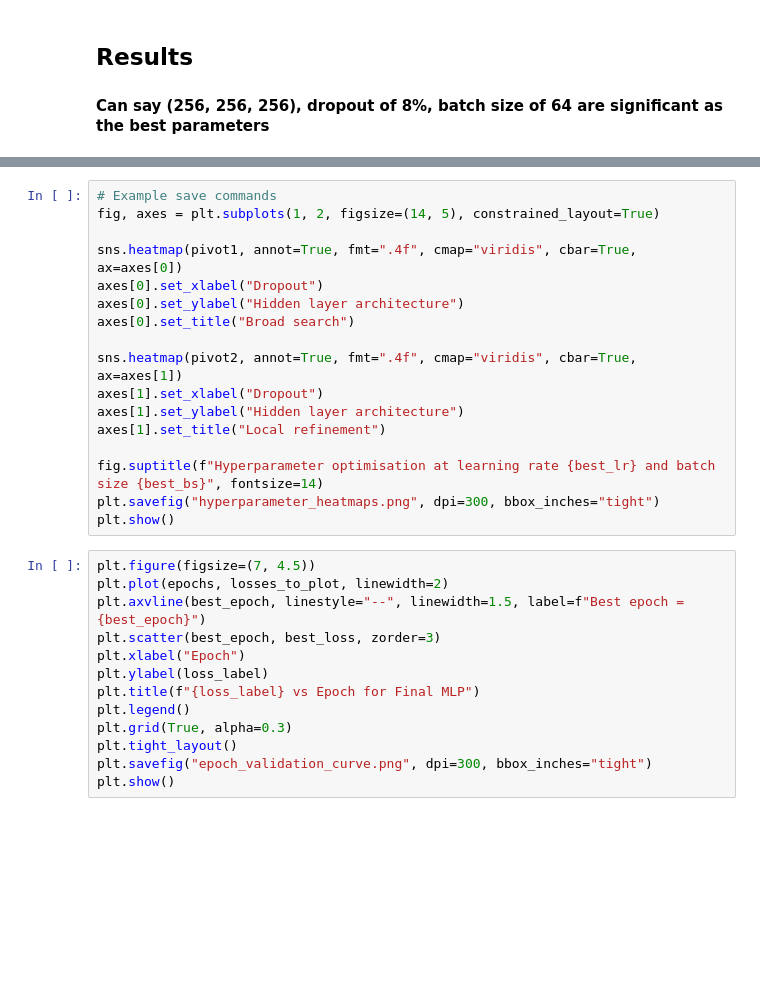
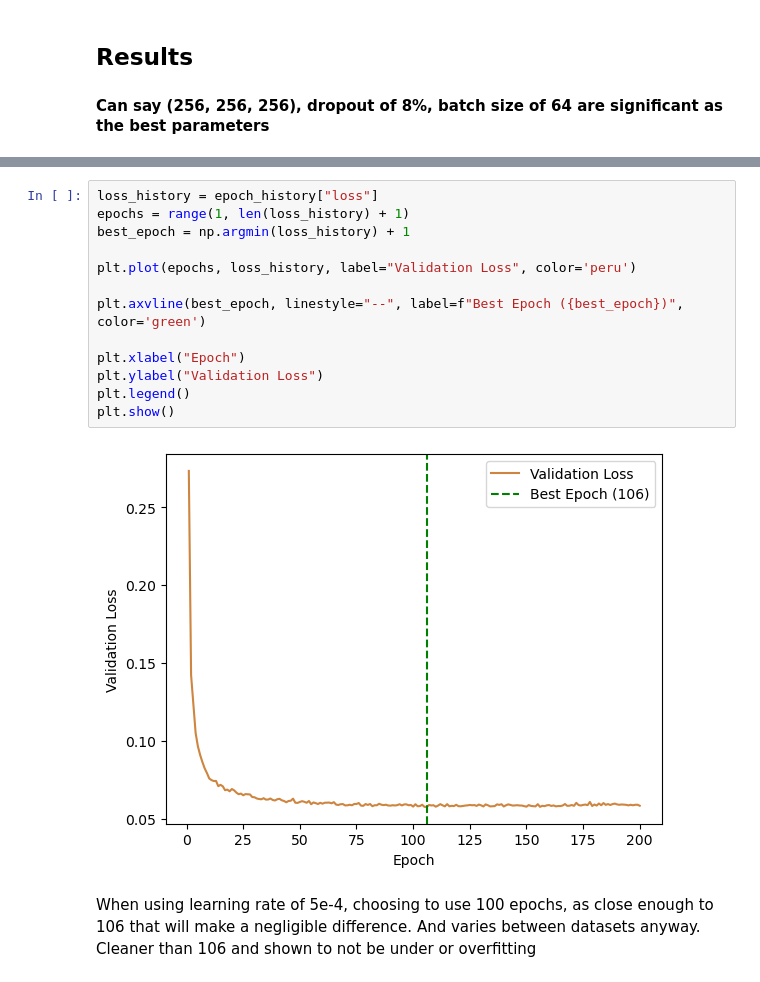
Before and after one commit to Charlow88/Masters-Project, a Jupyter notebook: src/masters_project/hyperparameter_tuning.ipynb, the cells around one changed output, grey strips where cells are left out. Cells and saved outputs as stored; diff of their text form; blank space fills up the shorter version.

```diff
--- a/src/masters_project/hyperparameter_tuning.ipynb
+++ b/src/masters_project/hyperparameter_tuning.ipynb
@@ -608,30 +383,17 @@ plt.show()
-# %%
-# Example save commands
-fig, axes = plt.subplots(1, 2, figsize=(14, 5), constrained_layout=True)
-
-sns.heatmap(pivot1, annot=True, fmt=".4f", cmap="viridis", cbar=True, ax=axes[0])
-axes[0].set_xlabel("Dropout")
-axes[0].set_ylabel("Hidden layer architecture")
-axes[0].set_title("Broad search")
-
-sns.heatmap(pivot2, annot=True, fmt=".4f", cmap="viridis", cbar=True, ax=axes[1])
-axes[1].set_xlabel("Dropout")
-axes[1].set_ylabel("Hidden layer architecture")
-axes[1].set_title("Local refinement")
-
-fig.suptitle(f"Hyperparameter optimisation at learning rate {best_lr} and batch size {best_bs}", fontsize=14)
-plt.savefig("hyperparameter_heatmaps.png", dpi=300, bbox_inches="tight")
-plt.show()
-# %%
-plt.figure(figsize=(7, 4.5))
-plt.plot(epochs, losses_to_plot, linewidth=2)
-plt.axvline(best_epoch, linestyle="--", linewidth=1.5, label=f"Best epoch = {best_epoch}")
-plt.scatter(best_epoch, best_loss, zorder=3)
-plt.xlabel("Epoch")
-plt.ylabel(loss_label)
-plt.title(f"{loss_label} vs Epoch for Final MLP")
-plt.legend()
-plt.grid(True, alpha=0.3)
-plt.tight_layout()
-plt.savefig("epoch_validation_curve.png", dpi=300, bbox_inches="tight")
-plt.show()
+# %%
+loss_history = epoch_history["loss"]
+epochs = range(1, len(loss_history) + 1)
+best_epoch = np.argmin(loss_history) + 1
+
+plt.plot(epochs, loss_history, label="Validation Loss", color='peru')
+
+plt.axvline(best_epoch, linestyle="--", label=f"Best Epoch ({best_epoch})", color='green')
+
+plt.xlabel("Epoch")
+plt.ylabel("Validation Loss")
+plt.legend()
+plt.show()
+# %% [output]
+[figure, added]
+# %% [markdown]
+When using learning rate of 5e-4, choosing to use 100 epochs, as close enough to 106 that will make a negligible difference. And varies between datasets anyway. Cleaner than 106 and shown to not be under or overfitting
```
Also changed, not shown: parts of 14 cells of this notebook.
